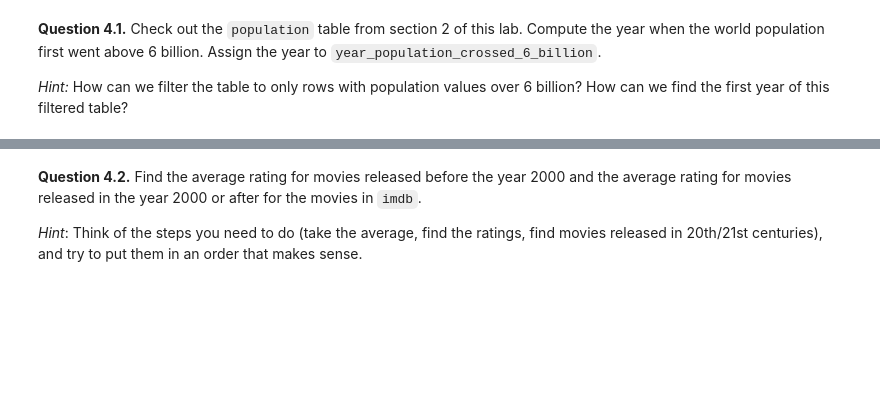
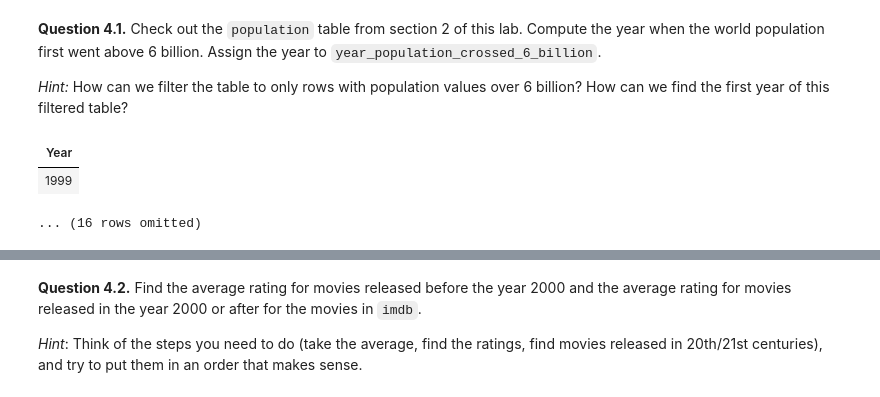
Before and after one commit to cblack-3/cblack-DA-Fall-Intro, a Jupyter notebook: Lab 3 - Tables and Arrays/lab03.ipynb, the cells around one changed output, grey strips where cells are left out. Saved outputs shown, nothing was run; the diff lists cells and outputs as text; code cells hidden in the pictures; blank space fills up the shorter version.

```diff
--- a/Lab 3 - Tables and Arrays/lab03.ipynb
+++ b/Lab 3 - Tables and Arrays/lab03.ipynb
@@ -606,7 +635,14 @@ population
 
 _Hint:_ How can we filter the table to only rows with population values over 6 billion? How can we find the first year of this filtered table?
 # %%
-year_population_crossed_6_billion = ...
+year_population_crossed_6_billion = population.where("Population", are.above_or_equal_to(6000000000))
+year_popoulation_crossed_6_billion = year_population_crossed_6_billion.take(np.arange(0,1,1))
+#not sure why my arange did not take care of the .show(1)
+year_population_crossed_6_billion = year_population_crossed_6_billion.select("Year").show(1)
 year_population_crossed_6_billion
+# %% [output]
+| Year |
+| 1999 |
+... (16 rows omitted)
 # %%
 grader.check("q41")
```
Also changed, not shown: parts of 7 cells of this notebook, 1 other file.
